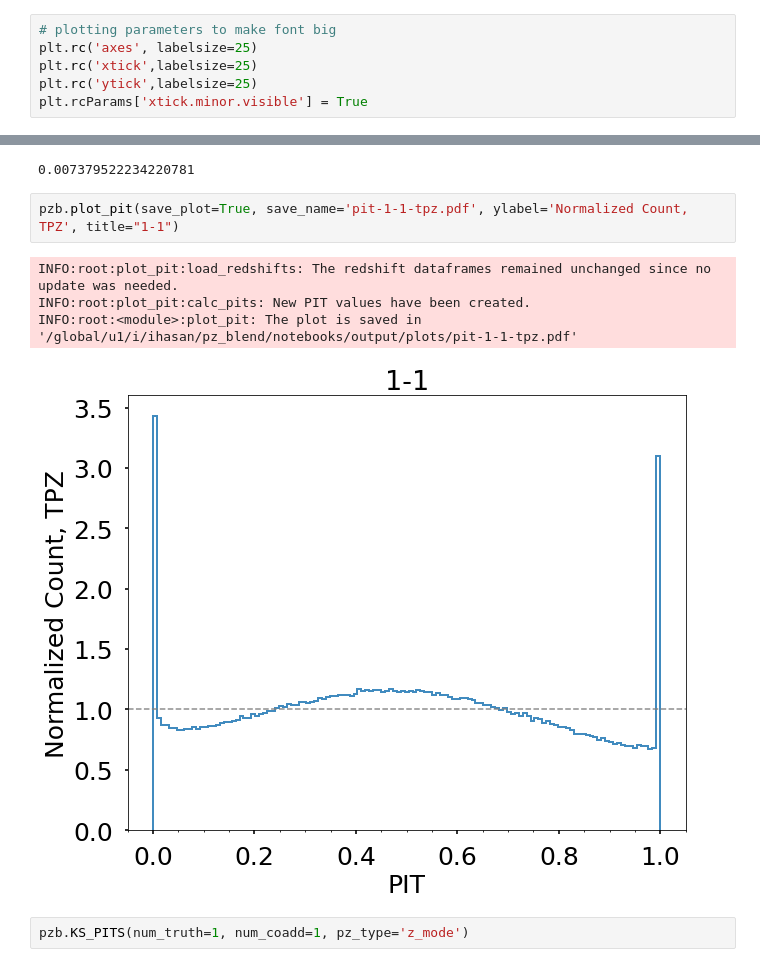
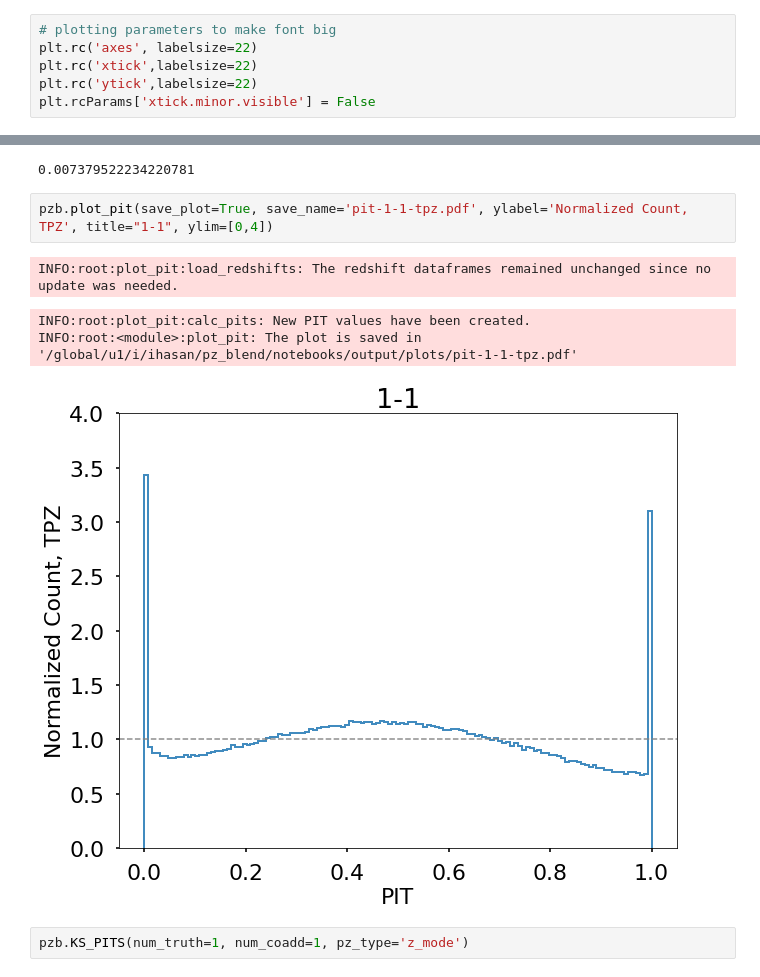
Before and after one commit to LSSTDESC/pz_blend, a Jupyter notebook: notebooks/Figures_TPZ.ipynb, the cells around one changed output, grey strips where cells are left out. Drawn from its saved outputs; the diff is of its cells as text.

Commit message:
fof plot

```diff
--- a/notebooks/Figures_TPZ.ipynb
+++ b/notebooks/Figures_TPZ.ipynb
@@ -28,7 +28,7 @@ from astropy.coordinates import SkyCoord
 from dustmaps.config import config
 # %%
 # plotting parameters to make font big
-plt.rc('axes', labelsize=25)
-plt.rc('xtick',labelsize=25)
-plt.rc('ytick',labelsize=25)
-plt.rcParams['xtick.minor.visible'] = True
+plt.rc('axes', labelsize=22)
+plt.rc('xtick',labelsize=22)
+plt.rc('ytick',labelsize=22)
+plt.rcParams['xtick.minor.visible'] = False
@@ -188,12 +282,12 @@ INFO:root:KS_PDF:load_redshifts: The redshift dataframes remained unchanged sinc
 INFO:root:KS_PDF:stack_photoz: The stacked photoz remained unchanged since no update was needed.
 0.007379522234220781
 # %%
-pzb.plot_pit(save_plot=True, save_name='pit-1-1-tpz.pdf', ylabel='Normalized Count, TPZ', title="1-1")
+pzb.plot_pit(save_plot=True, save_name='pit-1-1-tpz.pdf', ylabel='Normalized Count, TPZ', title="1-1", ylim=[0,4])
 # %% [output]
 INFO:root:plot_pit:load_redshifts: The redshift dataframes remained unchanged since no update was needed.
-INFO:root:plot_pit:calc_pits: New PIT values have been created.
-INFO:root:<module>:plot_pit: The plot is saved in '/global/u1/i/ihasan/pz_blend/notebooks/output/plots/pit-1-1-tpz.pdf'
+INFO:root:plot_pit:calc_pits: New PIT values have been created.
+INFO:root:<module>:plot_pit: The plot is saved in '/global/u1/i/ihasan/pz_blend/notebooks/output/plots/pit-1-1-tpz.pdf'
-[figure, old version]
+[figure, new version]
 # %%
 pzb.KS_PITS(num_truth=1, num_coadd=1, pz_type='z_mode')
 # %% [output]
```
Also changed, not shown: parts of 17 cells of this notebook, 1 other file.
